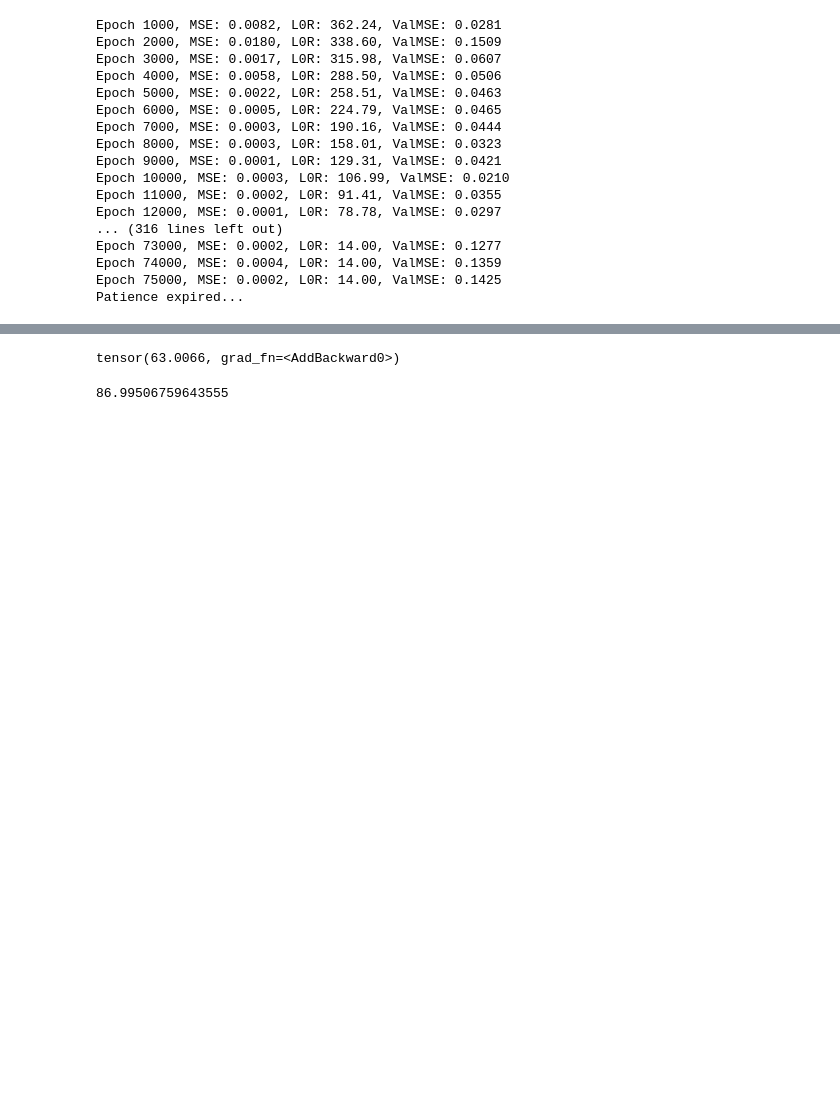
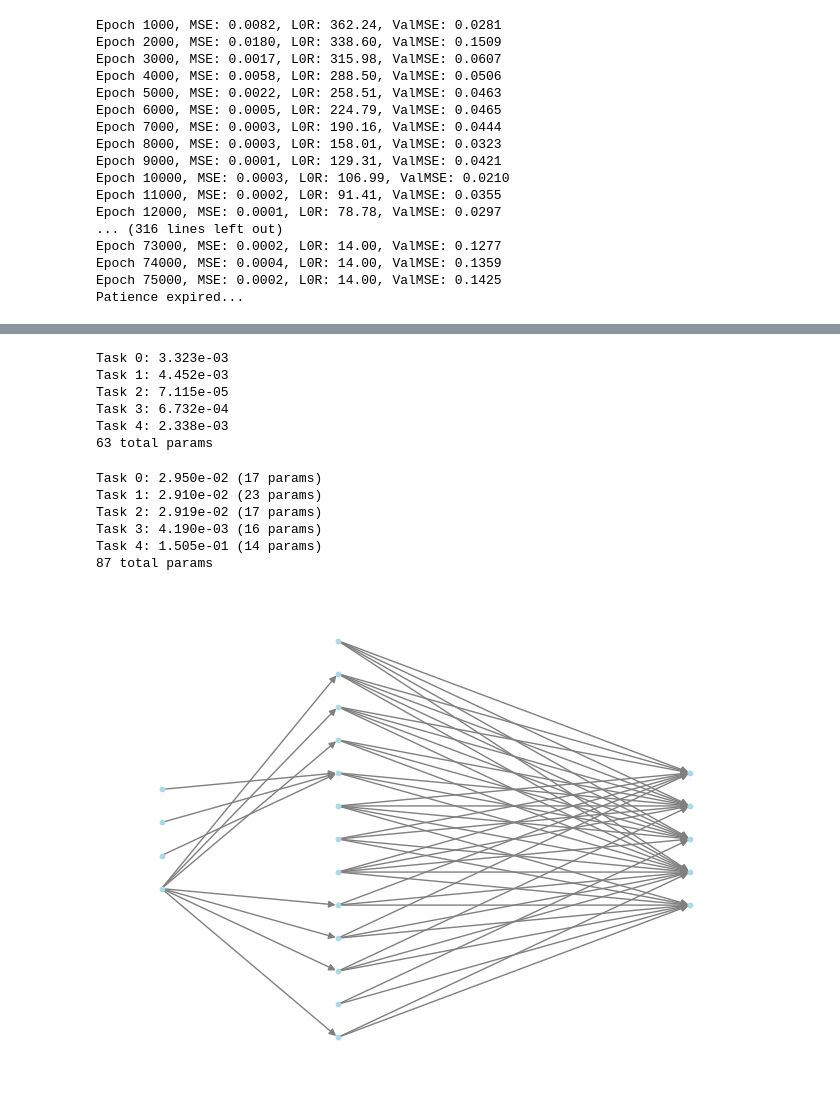
Before and after one commit to reinhart-group/sparsenn, a Jupyter notebook: examples/sparse_learning.ipynb, the cells around one changed output, grey strips where cells are left out. Drawn from its saved outputs; the diff is of its cells as text; code cells hidden in the pictures; blank space fills up the shorter version.

```diff
--- a/examples/sparse_learning.ipynb
+++ b/examples/sparse_learning.ipynb
@@ -251,9 +306,40 @@ for i in range(y_train.shape[1]):
 # %%
-mt_model.regularization_loss()
+for i, _ in enumerate(task_list):
+    with torch.no_grad():
+        outputs = model(x_valid)
+        valid_loss = criterion(outputs[:, [i]], y_valid[:, [i]])
+    print(f'Task {i}: {valid_loss.item():.3e}')
+
+print(f'{mt_model.regularization_loss():.0f} total params')
 # %% [output]
-tensor(63.0066, grad_fn=<AddBackward0>)
+Task 0: 3.323e-03
+Task 1: 4.452e-03
+Task 2: 7.115e-05
+Task 3: 6.732e-04
+Task 4: 2.338e-03
+63 total params
 # %%
 rl_list = [s.regularization_loss().item() for s in st_models]
-np.sum(rl_list)
+
+for i, _ in enumerate(task_list):
+    with torch.no_grad():
+        outputs = st_models[i](x_valid)
+        valid_loss = criterion(outputs, y_valid[:, [i]])
+    print(f'Task {i}: {valid_loss.item():.3e} ({rl_list[i]:.0f} params)')
+
+print(f'{np.sum(rl_list):.0f} total params')
 # %% [output]
-86.99506759643555
+Task 0: 2.950e-02 (17 params)
+Task 1: 2.910e-02 (23 params)
+Task 2: 2.919e-02 (17 params)
+Task 3: 4.190e-03 (16 params)
+Task 4: 1.505e-01 (14 params)
+87 total params
+# %%
+from sparsenn import viz
+
+# Render the optimized architecture
+g = viz.gated_connections_graph(mt_model)
+fig = viz.render_sparse_nn(g)
+# %% [output]
+[figure, added]
```
Also changed, not shown: parts of 4 cells of this notebook.
